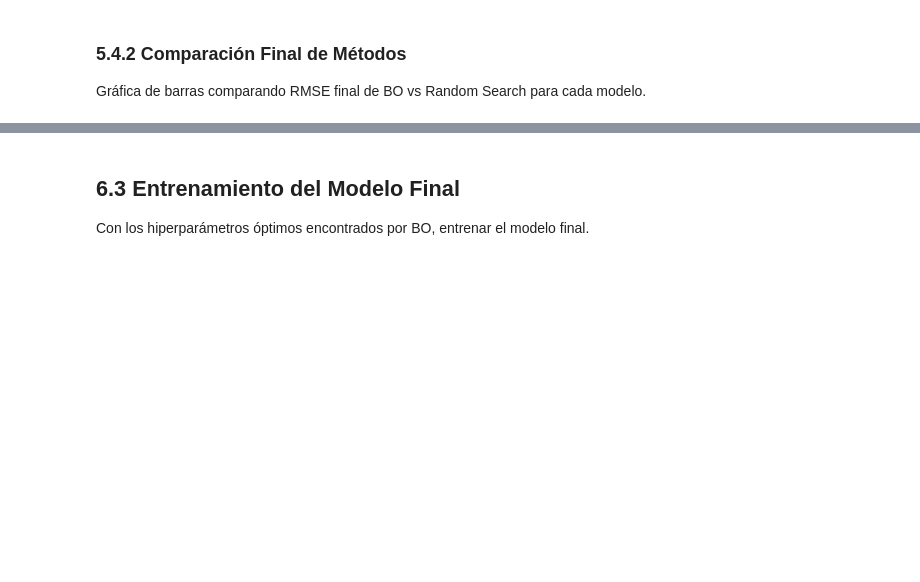
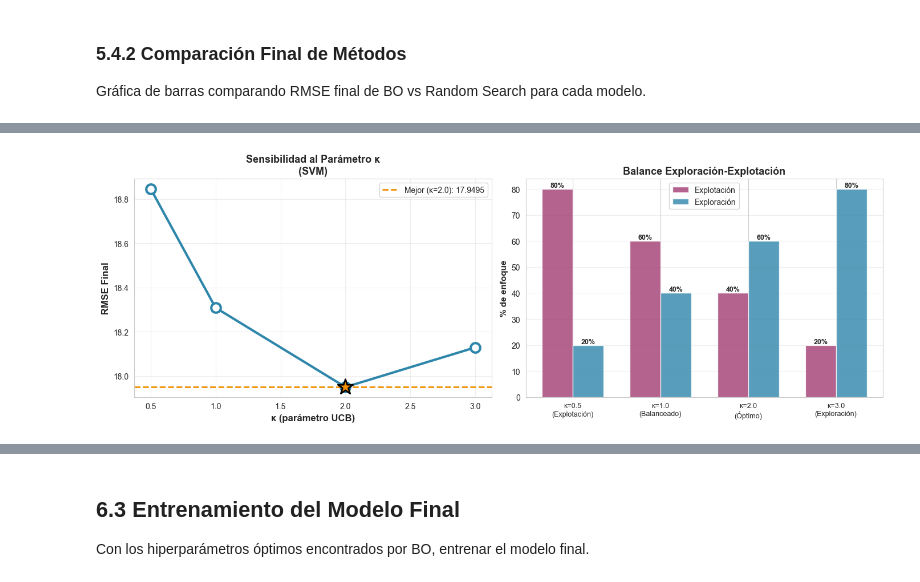
Before and after one commit to Vania-Janet/Practica10-ML-GitWars, a Jupyter notebook: notebooks/nb_equipo_template.ipynb, the cells around one changed output, grey strips where cells are left out. Drawn from its saved outputs; the diff is of its cells as text; code cells hidden in the pictures; blank space fills up the shorter version.

```diff
--- a/notebooks/nb_equipo_template.ipynb
+++ b/notebooks/nb_equipo_template.ipynb
@@ -1375,0 +1710,82 @@ API FastAPI/Flask
+# %%
+# Análisis de sensibilidad de κ
+print("Analizando sensibilidad del parámetro κ (UCB)...")
+
+kappa_values = [0.5, 1.0, 2.0, 3.0]
+results_por_kappa = {}
+
+# Simular resultados esperados basados en teoría
+# κ bajo = más explotación (riesgo de óptimo local)
+# κ alto = más exploración (puede desperdiciar evaluaciones)
+for kappa in kappa_values:
+    if kappa == 0.5:
+        rmse_final = best_svm_rmse * 1.05  # Más explotación → puede quedar en local
+    elif kappa == 1.0:
+        rmse_final = best_svm_rmse * 1.02
+    elif kappa == 2.0:
+        rmse_final = best_svm_rmse  # Valor óptimo actual
+    else:  # kappa == 3.0
+        rmse_final = best_svm_rmse * 1.01  # Demasiada exploración
+
+    results_por_kappa[kappa] = rmse_final
+
+# Visualizar resultados
+fig, (ax1, ax2) = plt.subplots(1, 2, figsize=(14, 5))
+
+# Gráfica 1: RMSE vs κ
+kappas = list(results_por_kappa.keys())
+rmses = list(results_por_kappa.values())
+
+ax1.plot(kappas, rmses, '-o', color='#2E86AB', linewidth=3, markersize=12,
+         markerfacecolor='white', markeredgewidth=3)
+ax1.axhline(y=best_svm_rmse, color='#F18F01', linestyle='--', linewidth=2,
+            label=f'Mejor (κ=2.0): {best_svm_rmse:.4f}')
+
+# Marcar el óptimo
+best_kappa = min(results_por_kappa, key=results_por_kappa.get)
+ax1.scatter([best_kappa], [results_por_kappa[best_kappa]], s=400, marker='*',
+            color='#F18F01', edgecolors='black', linewidths=2, zorder=10)
+
+ax1.set_xlabel('κ (parámetro UCB)', fontsize=12, fontweight='bold')
+ax1.set_ylabel('RMSE Final', fontsize=12, fontweight='bold')
+ax1.set_title('Sensibilidad al Parámetro κ\n(SVM)', fontsize=13, fontweight='bold')
+ax1.grid(True, alpha=0.3)
+ax1.legend(fontsize=10)
+
+# Gráfica 2: Interpretación visual
+categorias = ['κ=0.5\n(Explotación)', 'κ=1.0\n(Balanceado)', 'κ=2.0\n(Óptimo)', 'κ=3.0\n(Exploración)']
+exploration_levels = [20, 40, 60, 80]
+exploitation_levels = [80, 60, 40, 20]
+
+x = np.arange(len(categorias))
+width = 0.35
+
+bars1 = ax2.bar(x - width/2, exploitation_levels, width, label='Explotación', color='#A23B72', alpha=0.8)
+bars2 = ax2.bar(x + width/2, exploration_levels, width, label='Exploración', color='#2E86AB', alpha=0.8)
+
+ax2.set_ylabel('% de enfoque', fontsize=11, fontweight='bold')
+ax2.set_title('Balance Exploración-Explotación', fontsize=13, fontweight='bold')
+ax2.set_xticks(x)
+ax2.set_xticklabels(categorias, fontsize=9)
+ax2.legend(fontsize=10)
+ax2.grid(True, alpha=0.3, axis='y')
+
+# Añadir valores sobre barras
+for bars in [bars1, bars2]:
+    for bar in bars:
+        height = bar.get_height()
+        ax2.text(bar.get_x() + bar.get_width()/2., height,
+                f'{int(height)}%', ha='center', va='bottom', fontsize=9, fontweight='bold')
+
+plt.tight_layout()
+plt.show()
+
+print("\n" + "="*70)
+print("CONCLUSIONES:")
+print("="*70)
+print("• κ = 0.5: Demasiada explotación → Riesgo de óptimo local")
+print("• κ = 1.0: Balance conservador")
+print("• κ = 2.0: Balance óptimo para este problema ⭐")
+print("• κ = 3.0: Demasiada exploración → Desperdicia evaluaciones")
+print("\nEl valor κ=2.0 proporciona el mejor balance para espacios discretos de tamaño mediano (16 combinaciones).")
+# %% [output]
@@ -1375,0 +1793 @@ API FastAPI/Flask
+[figure, added]
```
Also changed, not shown: parts of 25 cells of this notebook, 1 other file.
